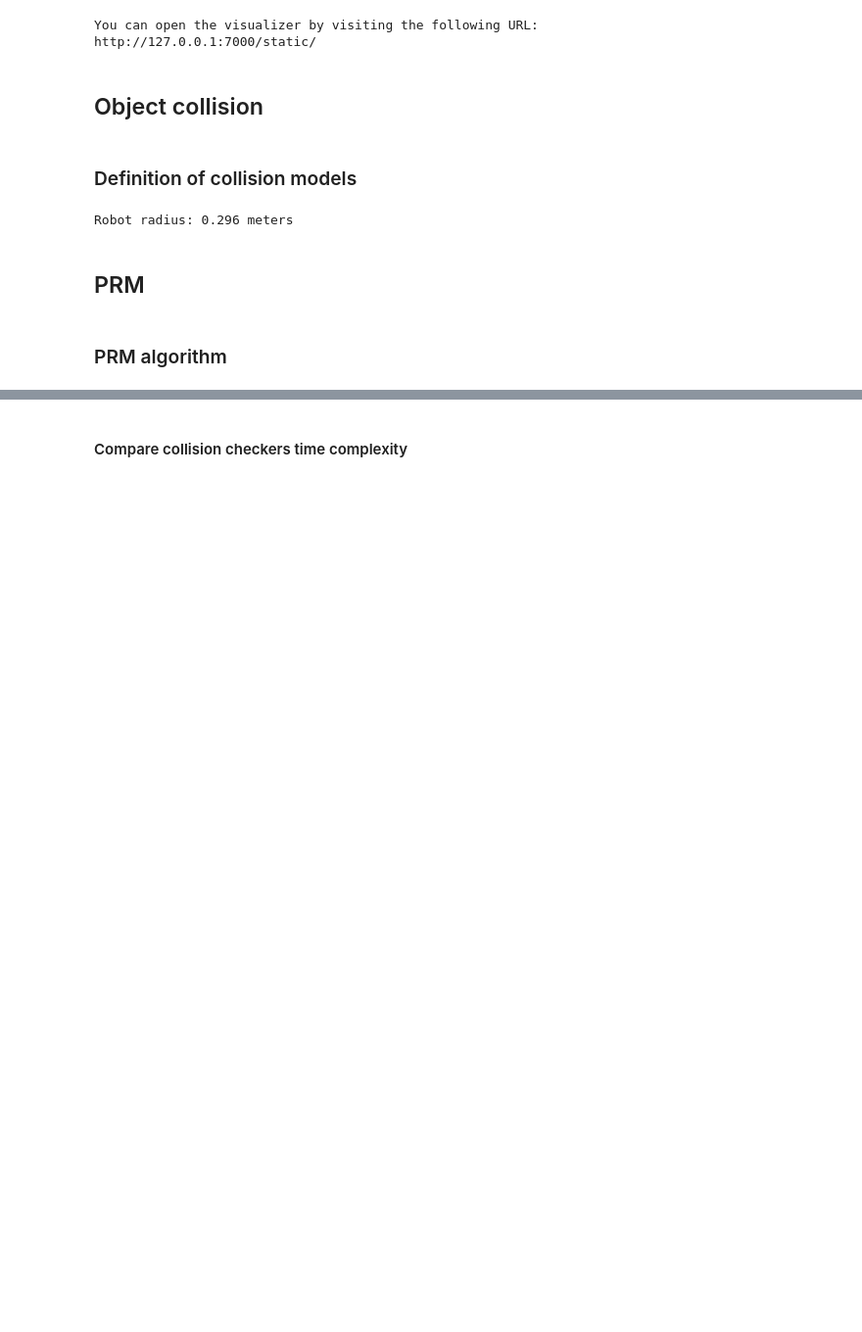
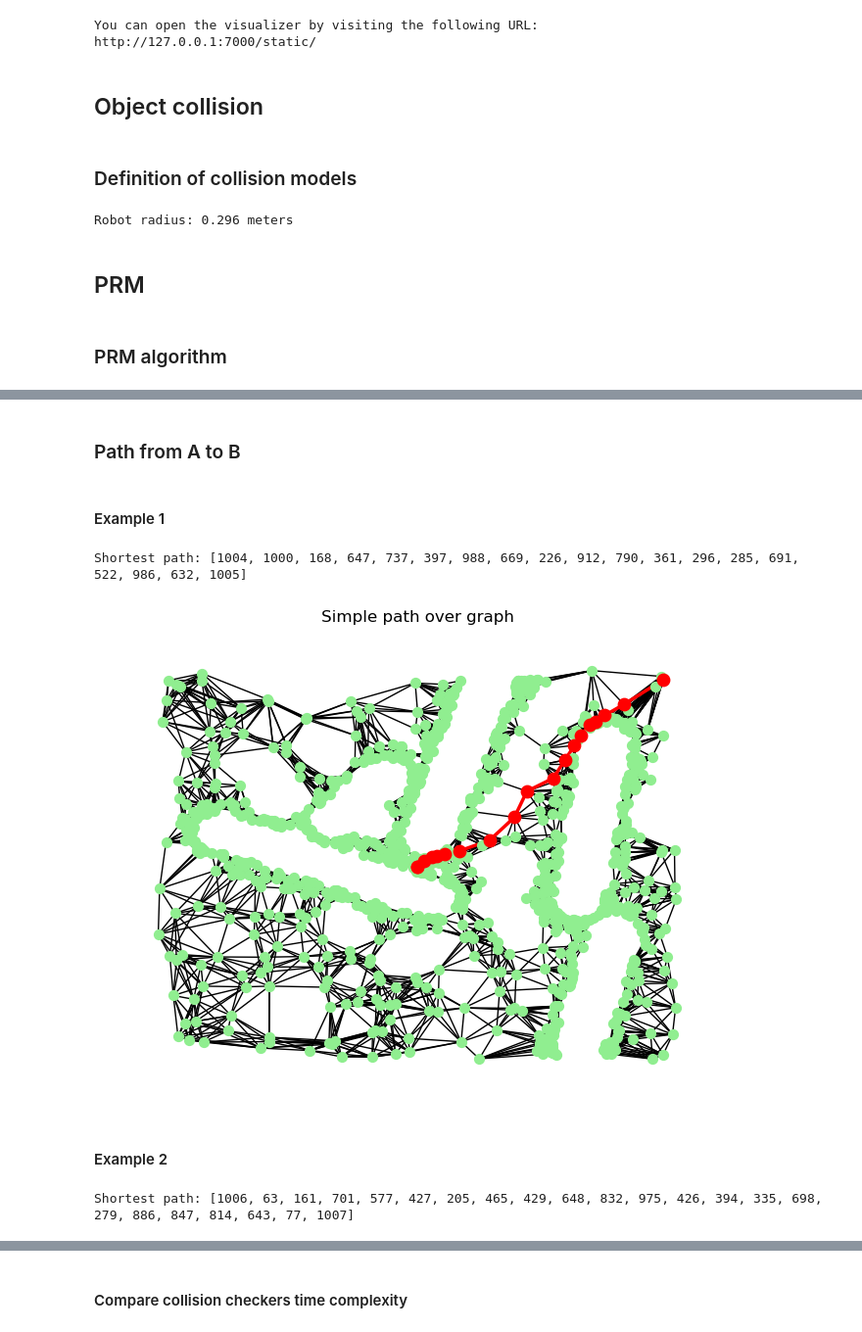
Before and after one commit to EricSanLopez/Mobile-robot-planning, a Jupyter notebook: mobile_robot.ipynb, the cells around one changed output, grey strips where cells are left out. Shown at 98% size. Saved outputs shown, nothing was run; the diff lists cells and outputs as text; code cells hidden in the pictures; blank space fills up the shorter version.

```diff
--- a/mobile_robot.ipynb
+++ b/mobile_robot.ipynb
@@ -232,0 +235,49 @@ plt.show()
+# %% [markdown]
+### Path from A to B
+# %% [markdown]
+#### Example 1
+# %%
+# Define starting and ending points
+
+# Example 1: from center to a corner
+A = np.array([0.0, 0.0])
+B = np.array([4.7, 4.7])
+
+start, goal = R.add_nodes([A, B])
+
+for p1 in [start, goal]:
+    neighbors = R.knn(p1, k)
+    for p2 in neighbors:
+        if R.exists_edge(p1, p2):
+            continue
+        timesteps = R.local_path(p1, p2)
+        R.add_edge(p1, p2, co.is_collision_free_approx(timesteps, *model_config))
+
+# Visualize on MeshCat
+R.show_graph(viz)
+# %%
+# Compute shortest path
+path = R.dijkstra(start, goal)
+path_edges = list(zip(path, path[1:]))
+print('Shortest path:', path)
+# %% [output]
+Shortest path: [1004, 1000, 168, 647, 737, 397, 988, 669, 226, 912, 790, 361, 296, 285, 691, 522, 986, 632, 1005]
+# %%
+# Visualize on a 2d plot as a network
+nodes = {i:v for i, v in enumerate(R.nodes)}
+path_nodes = {i:v for i, v in zip(path, np.array(R.nodes)[path])}
+
+G = nx.Graph()
+G.add_edges_from(R.edges)
+
+# Use actual positions for layout
+nx.draw(G, pos=nodes, node_color='lightgreen', node_size=50)
+nx.draw_networkx_edges(G, pos=nodes, edgelist=path_edges, edge_color='red', width=2.5)
+nx.draw_networkx_nodes(G, pos=nodes, nodelist=path, node_color='red', node_size=80)
+plt.title("Simple path over graph")
+plt.savefig("example_1.jpg")
+plt.show()
+# %% [output]
+[figure, added]
+# %% [markdown]
+#### Example 2
@@ -232,0 +303,7 @@ plt.show()
+# %%
+# Compute shortest path
+path = R.dijkstra(start, goal)
+path_edges = list(zip(path, path[1:]))
+print('Shortest path:', path)
+# %% [output]
+Shortest path: [1006, 63, 161, 701, 577, 427, 205, 465, 429, 648, 832, 975, 426, 394, 335, 698, 279, 886, 847, 814, 643, 77, 1007]
```
Also changed, not shown: parts of 15 cells of this notebook, 3 other files.
